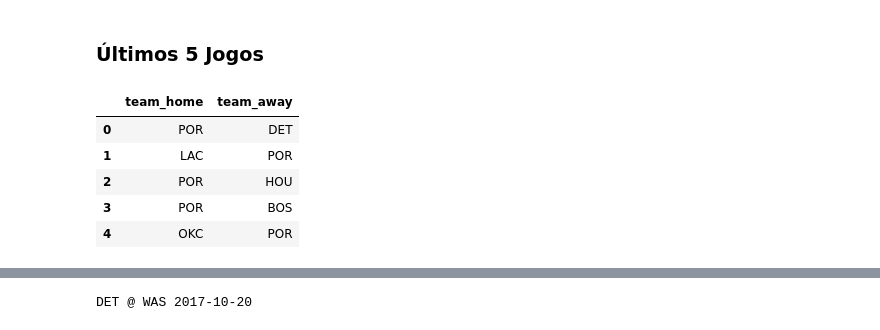
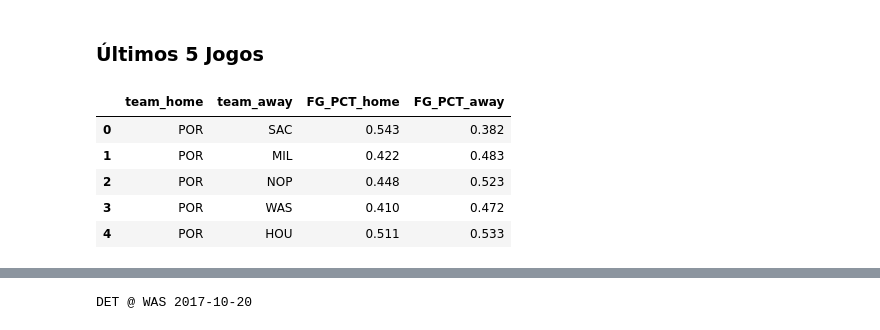
Before and after one commit to rafaelgasp/nba_games, a Jupyter notebook: Sumariza_Por_Jogo.ipynb, the cells around one changed output, grey strips where cells are left out. Saved outputs shown, nothing was run; the diff lists cells and outputs as text; code cells hidden in the pictures.

```diff
--- a/Sumariza_Por_Jogo.ipynb
+++ b/Sumariza_Por_Jogo.ipynb
@@ -158,0 +149,4 @@ all_games.head()
+# %%
+all_games = all_games[["GAME", "DATE", "team_home", "team_away", "fl_home_win", "FG_PCT_home",
+                       "FG_PCT_away", "FG3_PCT_home", "FG3_PCT_away"]]
+all_games.head()
@@ -324,6 +325,9 @@ def get_last_games(df, data, team_name, n = 5, filter="all", verbose=False):
     if(verbose):
         print(last_games[["team_home", "team_away", "PTS_home", "PTS_away", "DATE"]])
 
+    if not isinstance(last_games, pd.DataFrame):
+        last_games = last_games.to_frame().transpose()
+
     return(last_games)
 
 def get_avg_last_games(last_games, team_name, n = 5, data_ref = None, rivals = False,
@@ -335,36 +339,41 @@ def get_avg_last_games(last_games, team_name, n = 5, data_ref = None, rivals = F
                                 "TEAM_NAME_scoring_home", 'TEAM_ID_home', 'TEAM_ID_away', "TEAM_NAME_advanced_away",
                                 "TEAM_NAME_fourfactors_away", "TEAM_NAME_hustle_away",
                                 "TEAM_NAME_misc_away", "TEAM_NAME_away", "TEAM_NAME_playertrack_away",
-                                "TEAM_NAME_scoring_away", "DATE", "SEASON", 'GAME', 'GAME_ID_home', 'GAME_ID_away']):
+                                "TEAM_NAME_scoring_away", "DATE", "SEASON", 'GAME', 'GAME_ID_home', 'GAME_ID_away',
+                               'GAME_DATE_home', 'GAME_PLACE_home']):
 
     if(rivals == False):
-        last_games_home = last_games[last_games["team_home"] == team_name].drop(away_columns + to_drop, axis=1, errors="ignore").groupby(["team_home"]).sum()
-        last_games_away = last_games[last_games["team_away"] == team_name].drop(home_columns + to_drop, axis=1, errors="ignore").groupby(["team_away"]).sum()
+        last_games_home = last_games[last_games["team_home"] == team_name].sum().to_frame().transpose().drop(away_columns + to_drop + ["team_home"], axis=1, errors="ignore")
+        last_games_away = last_games[last_games["team_away"] == team_name].sum().to_frame().transpose().drop(home_columns + to_drop + ["team_away"], axis=1, errors="ignore")
+
         last_games_home.columns = [x.replace("_home","") for x in last_games_home.columns]
         last_games_away.columns = [x.replace("_away","") for x in last_games_away.columns]
     else:
-        last_games_home = last_games[last_games["team_home"] != team_name].drop(away_columns + to_drop, axis=1, errors="ignore").drop("team_home", axis = 1).sum()
-        last_games_away = last_games[last_games["team_away"] != team_name].drop(home_columns + to_drop, axis=1, errors="ignore").drop("team_away", axis = 1).sum()
+        last_games_home = last_games[last_games["team_home"] != team_name].sum().to_frame().transpose().drop(away_columns + to_drop + ["team_home"], axis=1, errors="ignore")
+        last_games_away = last_games[last_games["team_away"] != team_name].sum().to_frame().transpose().drop(home_columns + to_drop + ["team_away"], axis=1, errors="ignore")
 
-        last_games_home.index = [x.replace("_home","_opponent") for x in last_games_home.index]
-        last_games_away.index = [x.replace("_away","_opponent") for x in last_games_away.index]
+        last_games_home.columns = [x.replace("_home","_opponent") for x in last_games_home.columns]
+        last_games_away.columns = [x.replace("_away","_opponent") for x in last_games_away.columns]
 
     if(len(last_games_home) == 0):
         if(rivals):
-            resp = (last_games_away/n).to_frame().transpose()
+            #resp = (last_games_away/n).to_frame().transpose()
+            resp = (last_games_away/n)
         else:
             resp = last_games_away/n
 
     if(len(last_games_away) == 0):
         if(rivals):
-            resp = (last_games_home/n).to_frame().transpose()
+            #resp = (last_games_home/n).to_frame().transpose()
+            resp = (last_games_home/n)
         else:
             resp = last_games_home/n
 
     if(len(last_games_away) > 0 and len(last_games_home) > 0):
 
         if(rivals):
-            resp = ((last_games_home + last_games_away) / n).to_frame().transpose()
+            #resp = ((last_games_home + last_games_away) / n).to_frame().transpose()
+            resp = ((last_games_home + last_games_away) / n)
         else:
             resp = ((last_games_home + last_games_away) / n)
 
@@ -375,16 +384,16 @@ def get_avg_last_games(last_games, team_name, n = 5, data_ref = None, rivals = F
     return(resp)
 # %%
 teste = all_games[all_games["team_away"] == "POR"]
-teste = get_last_games(all_games, teste.iloc[35]["DATE"], "POR", verbose=False).reset_index()
+teste = get_last_games(all_games, teste.iloc[10]["DATE"], "POR", verbose=False, filter="home").reset_index()
 # %%
-teste[["team_home", "team_away"]]
+teste[["team_home", "team_away", "FG_PCT_home", "FG_PCT_away"]]
 # %% [output]
-|  | team_home | team_away |
-| 0 | POR | DET |
-| 1 | LAC | POR |
-| 2 | POR | HOU |
-| 3 | POR | BOS |
-| 4 | OKC | POR |
+|  | team_home | team_away | FG_PCT_home | FG_PCT_away |
+| 0 | POR | SAC | 0.543 | 0.382 |
+| 1 | POR | MIL | 0.422 | 0.483 |
+| 2 | POR | NOP | 0.448 | 0.523 |
+| 3 | POR | WAS | 0.410 | 0.472 |
+| 4 | POR | HOU | 0.511 | 0.533 |
 # %%
 cria_variaveis_sumarizacao(teste, "POR", verbose = True)
 # %% [output]
```
Also changed, not shown: parts of 19 cells of this notebook, 3 other files.
